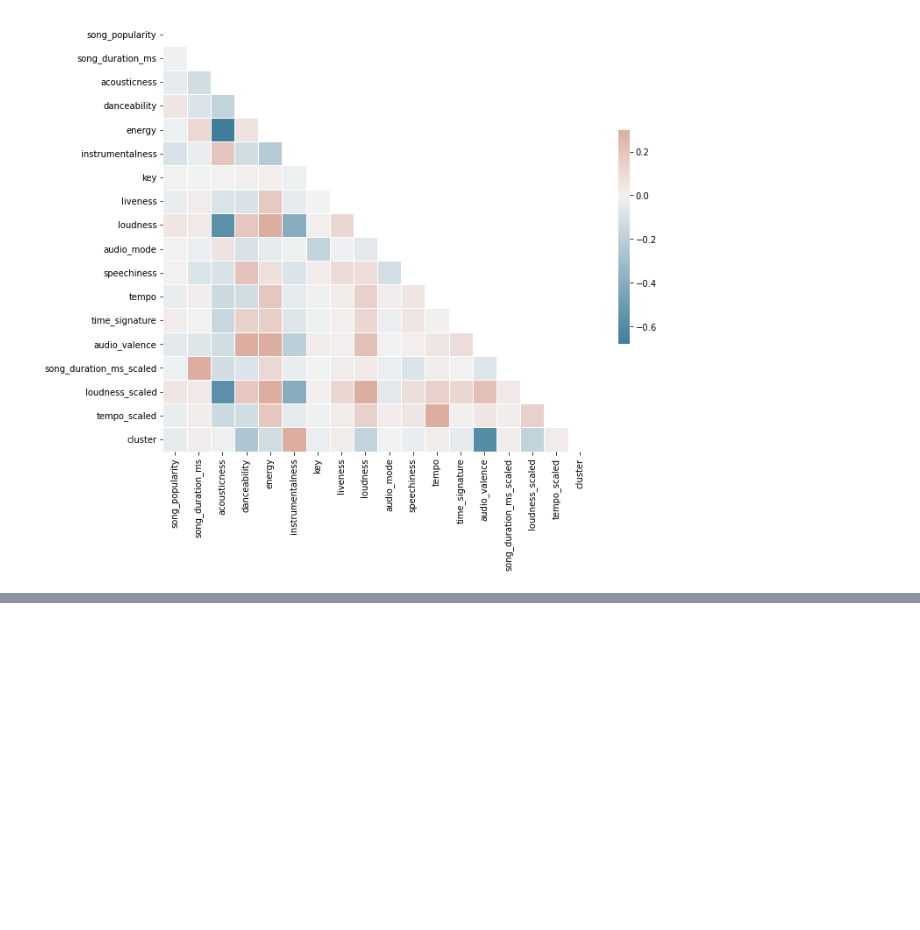
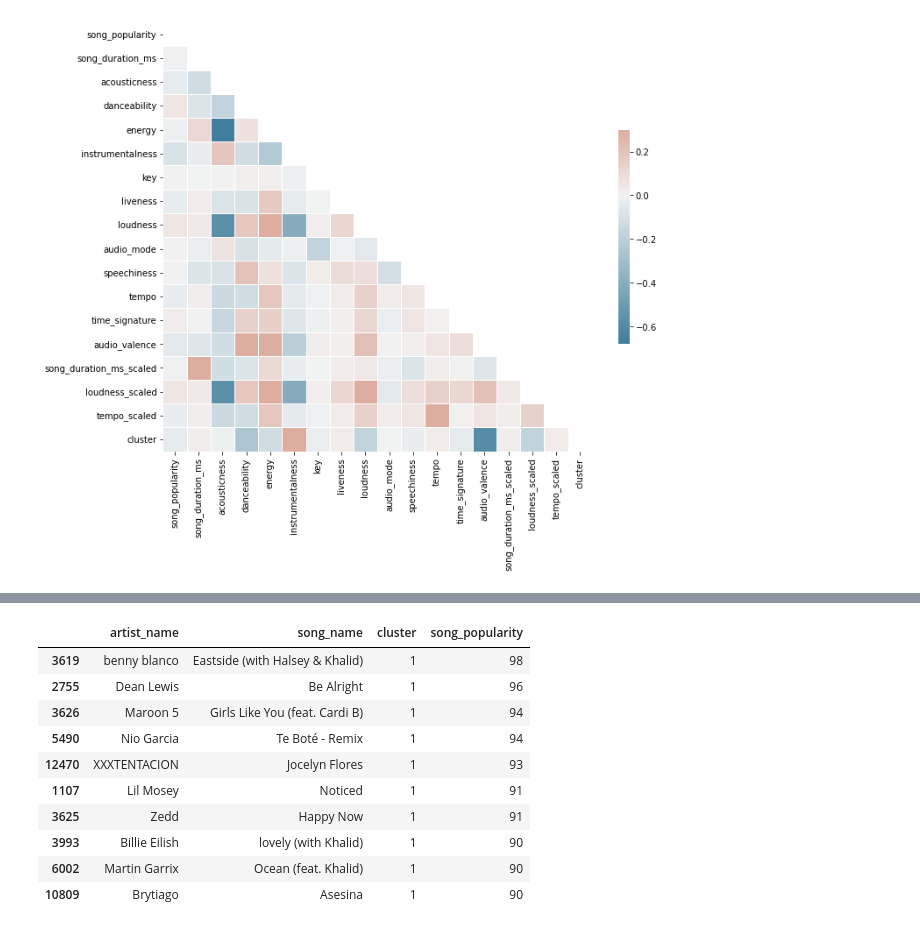
Before and after one commit to cedsvrn/song-recommendation, a Jupyter notebook: song-recommendation.ipynb, the cells around one changed output, grey strips where cells are left out. Saved outputs shown, nothing was run; the diff lists cells and outputs as text; code cells hidden in the pictures; blank space fills up the shorter version.

```diff
--- a/song-recommendation.ipynb
+++ b/song-recommendation.ipynb
@@ -322,0 +374,14 @@ for cluster in range(0,n_clusters-1):
+# %%
+data_kmeans_top[data_kmeans_top['cluster']==1].head(10)
+# %% [output]
+|  | artist_name | song_name | cluster | song_popularity |
+| 3619 | benny blanco | Eastside (with Halsey & Khalid) | 1 | 98 |
+| 2755 | Dean Lewis | Be Alright | 1 | 96 |
+| 3626 | Maroon 5 | Girls Like You (feat. Cardi B) | 1 | 94 |
+| 5490 | Nio Garcia | Te Boté - Remix | 1 | 94 |
+| 12470 | XXXTENTACION | Jocelyn Flores | 1 | 93 |
+| 1107 | Lil Mosey | Noticed | 1 | 91 |
+| 3625 | Zedd | Happy Now | 1 | 91 |
+| 3993 | Billie Eilish | lovely (with Khalid) | 1 | 90 |
+| 6002 | Martin Garrix | Ocean (feat. Khalid) | 1 | 90 |
+| 10809 | Brytiago | Asesina | 1 | 90 |
```
Also changed, not shown: parts of 7 cells of this notebook.
